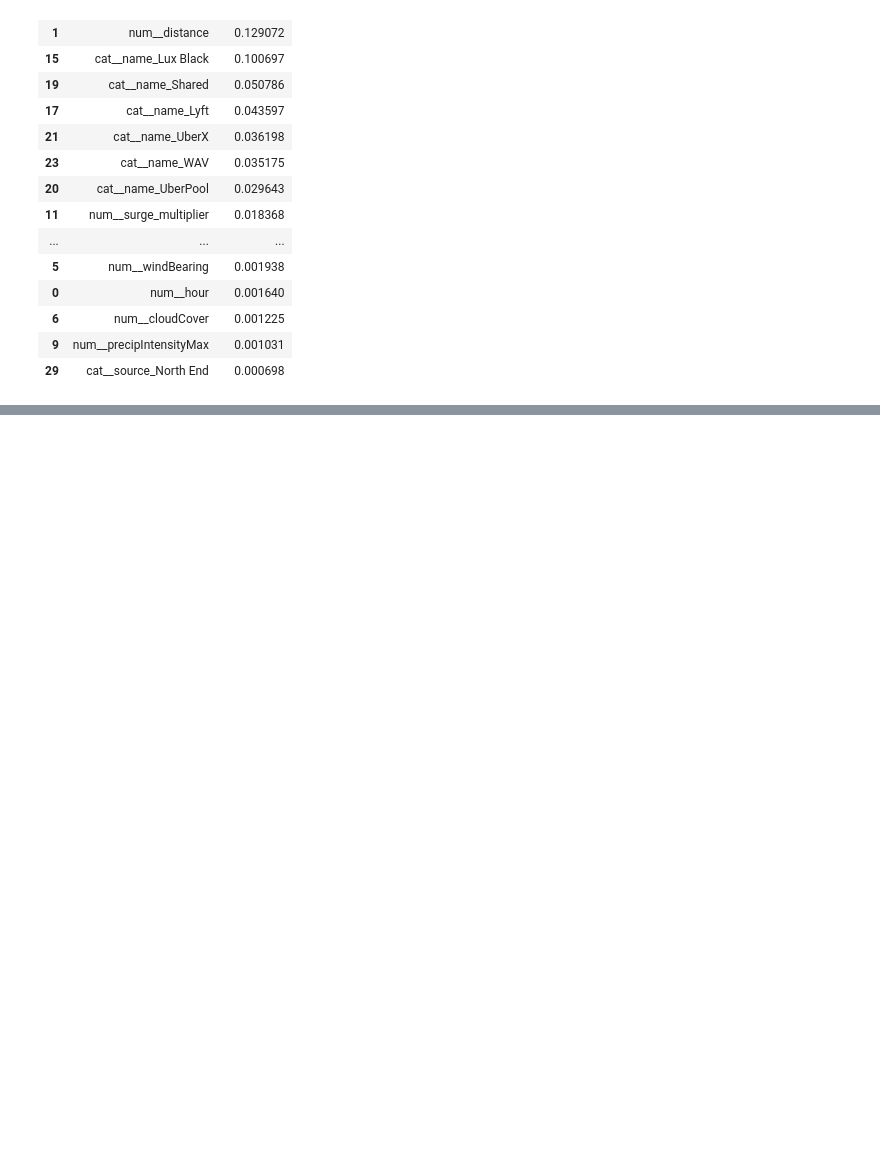
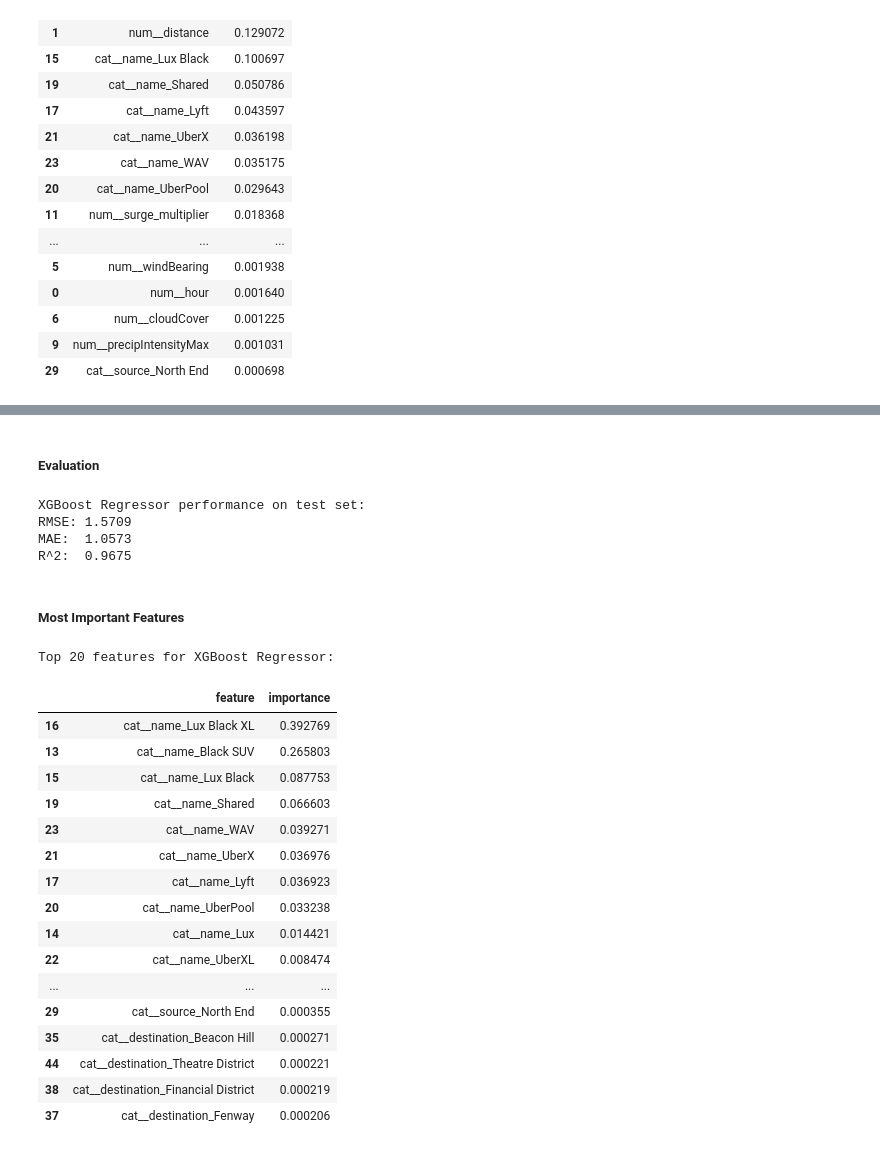
Before and after one commit to ProntoSbinalla/CIS-508-Final-Project, a Jupyter notebook: notebooks/CIS 508 - Final Project.ipynb, the cells around one changed output, grey strips where cells are left out. Drawn from its saved outputs; the diff is of its cells as text; code cells hidden in the pictures; blank space fills up the shorter version.

Commit message:
Completed XGBoost Model

```diff
--- a/notebooks/CIS 508 - Final Project.ipynb
+++ b/notebooks/CIS 508 - Final Project.ipynb
@@ -1302,0 +1343,52 @@ Top 20 features for Random Forest Regressor:
+# %% [markdown]
+##### Evaluation
+# %%
+best_xgb = xgb_grid.best_estimator_
+
+y_pred_xgb = best_xgb.predict(X_test)
+
+mse_xgb = mean_squared_error(y_test, y_pred_xgb)
+rmse_xgb = np.sqrt(mse_xgb)
+mae_xgb = mean_absolute_error(y_test, y_pred_xgb)
+r2_xgb = r2_score(y_test, y_pred_xgb)
+
+print("\nXGBoost Regressor performance on test set:")
+print(f"RMSE: {rmse_xgb:.4f}")
+print(f"MAE:  {mae_xgb:.4f}")
+print(f"R^2:  {r2_xgb:.4f}")
+
+model_results.append({
+    "model": "XGBRegressor",
+    "best_params": xgb_grid.best_params_,
+    "rmse": rmse_xgb,
+    "mae": mae_xgb,
+    "r2": r2_xgb,
+})
+# %% [output]
+XGBoost Regressor performance on test set:
+RMSE: 1.5709
+MAE:  1.0573
+R^2:  0.9675
+# %% [markdown]
+##### Most Important Features
+# %%
+show_tree_model_importance(best_xgb, top_n=20, title="XGBoost Regressor")
+# %% [output]
+Top 20 features for XGBoost Regressor:
+|  | feature | importance |
+| 16 | cat__name_Lux Black XL | 0.392769 |
+| 13 | cat__name_Black SUV | 0.265803 |
+| 15 | cat__name_Lux Black | 0.087753 |
+| 19 | cat__name_Shared | 0.066603 |
+| 23 | cat__name_WAV | 0.039271 |
+| 21 | cat__name_UberX | 0.036976 |
+| 17 | cat__name_Lyft | 0.036923 |
+| 20 | cat__name_UberPool | 0.033238 |
+| 14 | cat__name_Lux | 0.014421 |
+| 22 | cat__name_UberXL | 0.008474 |
+| ... | ... | ... |
+| 29 | cat__source_North End | 0.000355 |
+| 35 | cat__destination_Beacon Hill | 0.000271 |
+| 44 | cat__destination_Theatre District | 0.000221 |
+| 38 | cat__destination_Financial District | 0.000219 |
+| 37 | cat__destination_Fenway | 0.000206 |
```
Also changed, not shown: parts of 3 cells of this notebook.
